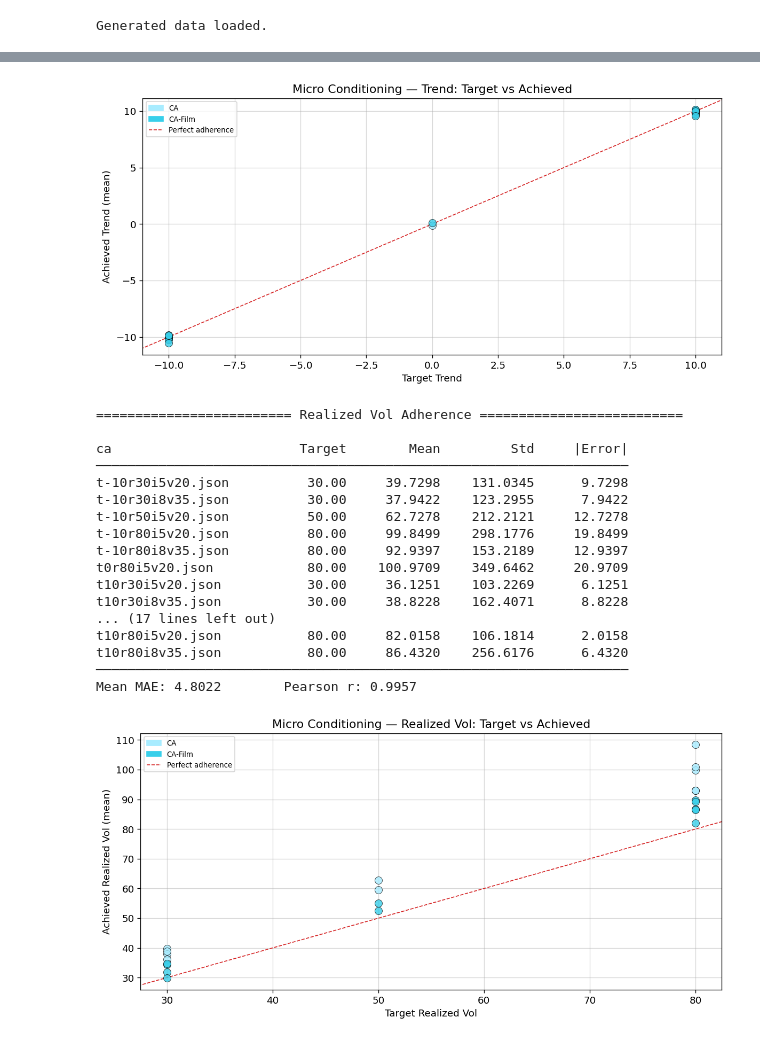
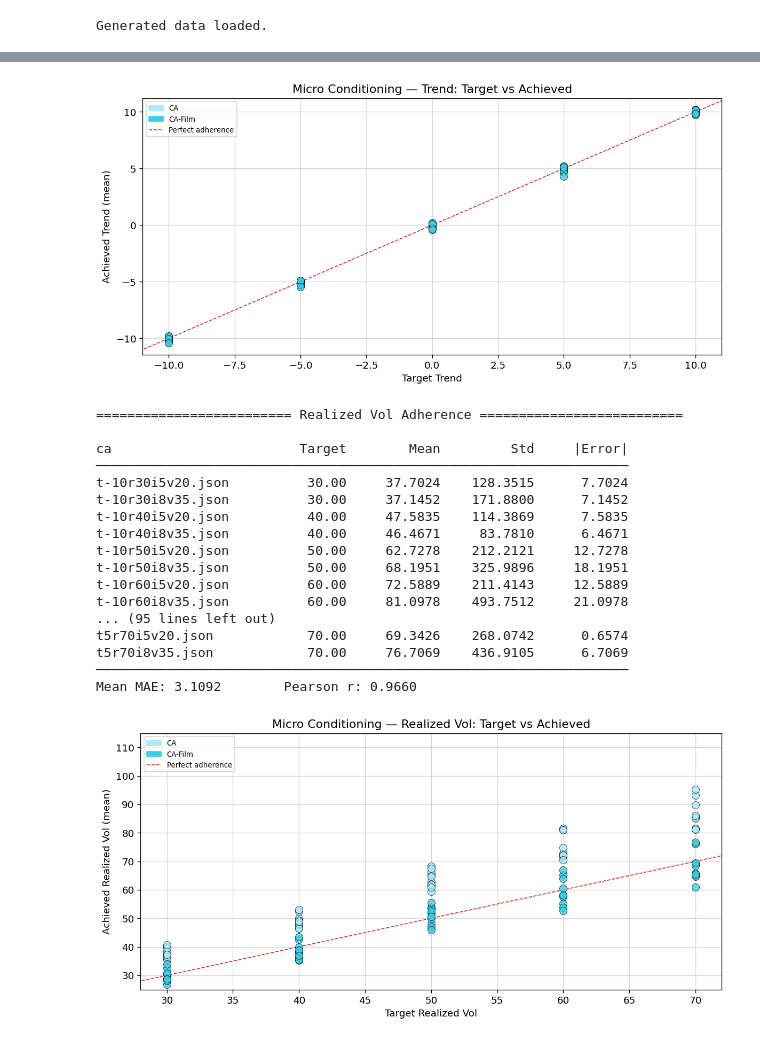
Before and after one commit to AHHHHHH0-0/Extending-CoFinDiff, a Jupyter notebook: notebooks/eval/conditioning.ipynb, the cells around one changed output, grey strips where cells are left out. Cells and saved outputs as stored; diff of their text form; code cells hidden in the pictures.

```diff
--- a/notebooks/eval/conditioning.ipynb
+++ b/notebooks/eval/conditioning.ipynb
@@ -37,19 +37,7 @@ MODEL_DIRS = {
     'ca-film': Path('../../data/generated/ca-film'),
 }
 
-ALL_FILES = [
-    't-10r30i5v20.json',
-    't-10r30i8v35.json',
-    't-10r50i5v20.json',
-    't-10r80i5v20.json',
-    't-10r80i8v35.json',
-    't0r80i5v20.json',
-    't10r30i5v20.json',
-    't10r30i8v35.json',
-    't10r50i5v20.json',
-    't10r80i5v20.json',
-    't10r80i8v35.json',
-]
+ALL_FILES = sorted(f.name for f in next(iter(MODEL_DIRS.values())).glob('*.json'))
 
 gen_data = {}
 for model, base_dir in MODEL_DIRS.items():
@@ -61,16 +49,16 @@ for model, base_dir in MODEL_DIRS.items():
         t_tgt = payload['conditions']['trend']
         r_tgt = payload['conditions']['realized_vol']
         mean_w = t_tgt / (100.0 * T)
-        var_w  = (r_tgt / (100.0 ** 2) - T * mean_w ** 2) / (T - 1)
-        std_w  = np.sqrt(np.maximum(var_w, 1e-12))
+        var_w = (r_tgt / (100.0 ** 2) - T * mean_w ** 2) / (T - 1)
+        std_w = np.sqrt(np.maximum(var_w, 1e-12))
         samples = samples * std_w + mean_w  # back to original log-return scale
 
         gen_data[model][filename] = {
-            'n_samples':      samples.shape[0],
-            'trend_target':   t_tgt,
+            'n_samples': samples.shape[0],
+            'trend_target': t_tgt,
             'trend_achieved': np.sum(samples * 100, axis=1),
-            'rv_target':      r_tgt,
-            'rv_achieved':    np.sum((samples * 100) ** 2, axis=1),
+            'rv_target': r_tgt,
+            'rv_achieved': np.sum((samples * 100) ** 2, axis=1),
         }
 
 print("Generated data loaded.")
@@ -138,7 +126,7 @@ plt.tight_layout()
 plt.savefig('../../figures/conditioning_trend.png')
 plt.show()
 # %% [output]
-[figure, old version]
+[figure, new version]
 # %%
 """
 3.2 - Realized volatility adherence.
@@ -155,50 +143,50 @@ for model in MODEL_DIRS:
 
 ca                        Target        Mean         Std     |Error|
 ────────────────────────────────────────────────────────────────────
-t-10r30i5v20.json          30.00     39.7298    131.0345      9.7298
-t-10r30i8v35.json          30.00     37.9422    123.2955      7.9422
+t-10r30i5v20.json          30.00     37.7024    128.3515      7.7024
+t-10r30i8v35.json          30.00     37.1452    171.8800      7.1452
+t-10r40i5v20.json          40.00     47.5835    114.3869      7.5835
+t-10r40i8v35.json          40.00     46.4671     83.7810      6.4671
 t-10r50i5v20.json          50.00     62.7278    212.2121     12.7278
-t-10r80i5v20.json          80.00     99.8499    298.1776     19.8499
-t-10r80i8v35.json          80.00     92.9397    153.2189     12.9397
-t0r80i5v20.json            80.00    100.9709    349.6462     20.9709
-t10r30i5v20.json           30.00     36.1251    103.2269      6.1251
-t10r30i8v35.json           30.00     38.8228    162.4071      8.8228
-... (17 lines left out)
-t10r80i5v20.json           80.00     82.0158    106.1814      2.0158
-t10r80i8v35.json           80.00     86.4320    256.6176      6.4320
+t-10r50i8v35.json          50.00     68.1951    325.9896     18.1951
+t-10r60i5v20.json          60.00     72.5889    211.4143     12.5889
+t-10r60i8v35.json          60.00     81.0978    493.7512     21.0978
+... (95 lines left out)
+t5r70i5v20.json            70.00     69.3426    268.0742      0.6574
+t5r70i8v35.json            70.00     76.7069    436.9105      6.7069
 ────────────────────────────────────────────────────────────────────
-Mean MAE: 4.8022        Pearson r: 0.9957
+Mean MAE: 3.1092        Pearson r: 0.9660
 # %%
 # Configs
 fig, ax = plt.subplots(figsize=(10, 5))
 
 # Plot
 for model, (targets, mean_achieved) in rv_pts.items():
     ax.scatter(
         targets, mean_achieved,
         color=MODEL_COLORS[model], edgecolors='k', linewidths=0.5,
         s=70, alpha=0.8, zorder=3,
     )
 
 # Plot configs
 xlim = ax.get_xlim()
 ylim = ax.get_ylim()
 lims = [min(xlim[0], ylim[0]), max(xlim[1], ylim[1])] # Line
 ax.plot(lims, lims, color=C_NORMAL, linestyle='--', linewidth=1.0, zorder=2)
 ax.set_xlim(xlim)
 ax.set_xlabel('Target Realized Vol')
-ax.set_ylim(ylim)
+ax.set_ylim(25, 115)
 ax.set_ylabel('Achieved Realized Vol (mean)')
 ax.set_title('Micro Conditioning — Realized Vol: Target vs Achieved')
 ax.grid(alpha=0.5)
 legend_handles = [
     mpatches.Patch(color=MODEL_COLORS[m], label=MODEL_LABELS[m]) for m in MODEL_DIRS
 ] + [Line2D([0], [0], color=C_NORMAL, linestyle='--', linewidth=1.0, label='Perfect adherence')]
 ax.legend(handles=legend_handles, fontsize=8, loc='upper left')
 
 # Show and save
 plt.tight_layout()
 plt.savefig('../../figures/conditioning_rv.png')
 plt.show()
 # %% [output]
-[figure, old version]
+[figure, new version]
```
Also changed, not shown: parts of 1 cell of this notebook, 2 other files.
